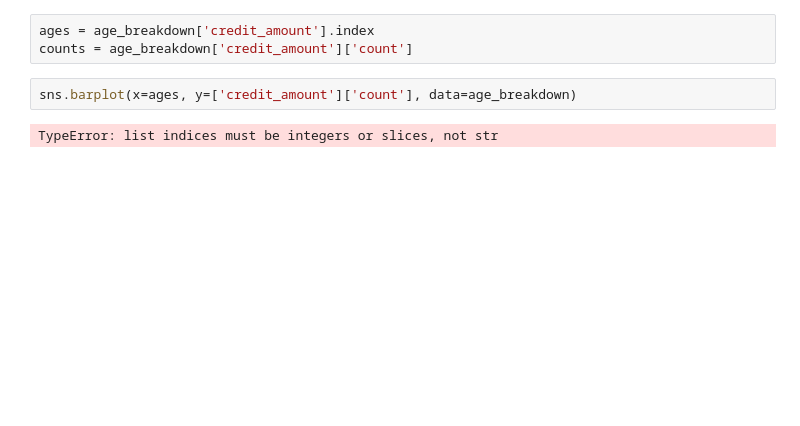
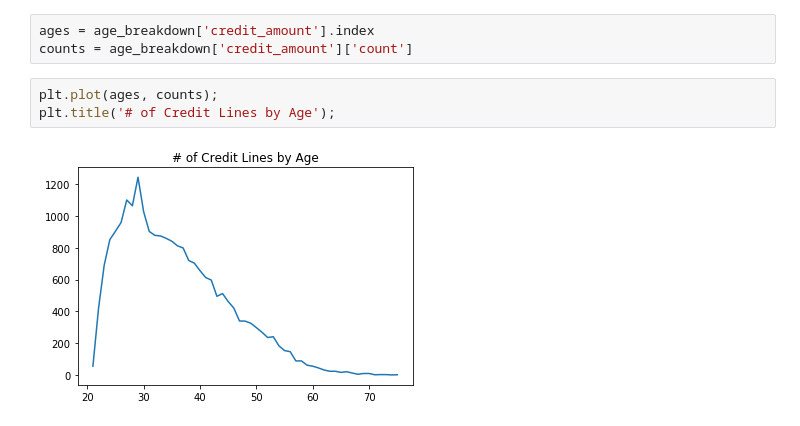
Before and after one commit to brenfrrs/NT_credit_default_classification, a Jupyter notebook: credit_classification_training.ipynb, the cells around one changed output. Cells and saved outputs as stored; diff of their text form; blank space fills up the shorter version.

```diff
--- a/credit_classification_training.ipynb
+++ b/credit_classification_training.ipynb
@@ -146,7 +181,8 @@ age_breakdown
 # %%
 ages = age_breakdown['credit_amount'].index
 counts = age_breakdown['credit_amount']['count']
-# %%
-sns.barplot(x=ages, y=['credit_amount']['count'], data=age_breakdown)
-# %% [output]
-TypeError: list indices must be integers or slices, not str
+# %%
+plt.plot(ages, counts);
+plt.title('# of Credit Lines by Age');
+# %% [output]
+[figure, added]
```
Also changed, not shown: parts of 19 cells of this notebook.
